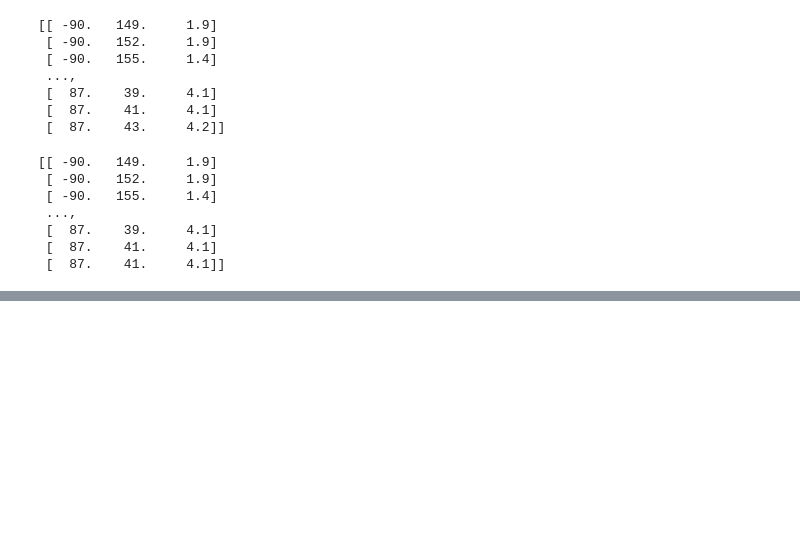
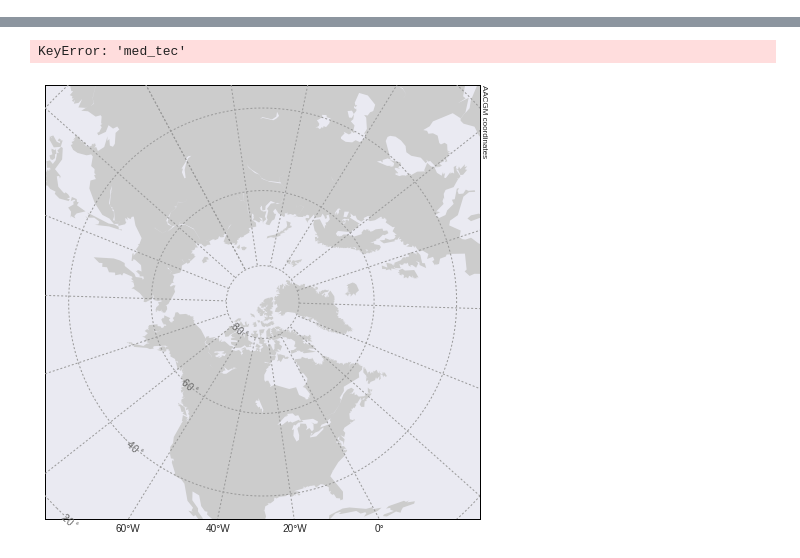
Before and after one commit to bharatreddy/tec-analysis, a Jupyter notebook: ipy/read_tec_hdf5.ipynb, the cells around one changed output, grey strips where cells are left out. Drawn from its saved outputs; the diff is of its cells as text; code cells hidden in the pictures; blank space fills up the shorter version.

Commit message:
map plot tec

```diff
--- a/ipy/read_tec_hdf5.ipynb
+++ b/ipy/read_tec_hdf5.ipynb
@@ -72,23 +72,12 @@ dataDF[dataDF["mlat"] > 0.].plot( kind='scatter',
 test1 = dataDF[ ["gdlat", "glon", "tec"] ].as_matrix()
 test2 = signal.medfilt( test1, kernel_size=(3,1) )
 test3 = ndimage.median_filter( test1, 1 )
-# %%
-print test1
-# %% [output]
-[[ -90.   149.     1.9]
- [ -90.   152.     1.9]
- [ -90.   155.     1.4]
- ...,
- [  87.    39.     4.1]
- [  87.    41.     4.1]
- [  87.    43.     4.2]]
-# %%
-print test2#-test1
-# %% [output]
-[[ -90.   149.     1.9]
- [ -90.   152.     1.9]
- [ -90.   155.     1.4]
- ...,
- [  87.    39.     4.1]
- [  87.    41.     4.1]
- [  87.    41.     4.1]]
+# %%
+# Plot map
+f = plt.figure(figsize=(12, 8))
+ax = f.add_subplot(1,1,1)
+m1 = utils.plotUtils.mapObj(boundinglat=30., gridLabels=True, coords='mag', ax=ax, datetime=selDT)
+xVec, yVec = m1(list(dataDF["mlon"]), list(dataDF["mlat"]), coords="mag")
+m1.scatter( xVec, yVec , c=dataDF["med_tec"], s=30.,\
+           cmap=seaMap, alpha=0.7, zorder=5., edgecolor='none', marker="s" )
+# %% [output]
@@ -94,0 +85,2 @@ print test2#-test1
+KeyError: 'med_tec'
+[figure, added]
```
Also changed, not shown: parts of 4 cells of this notebook.
